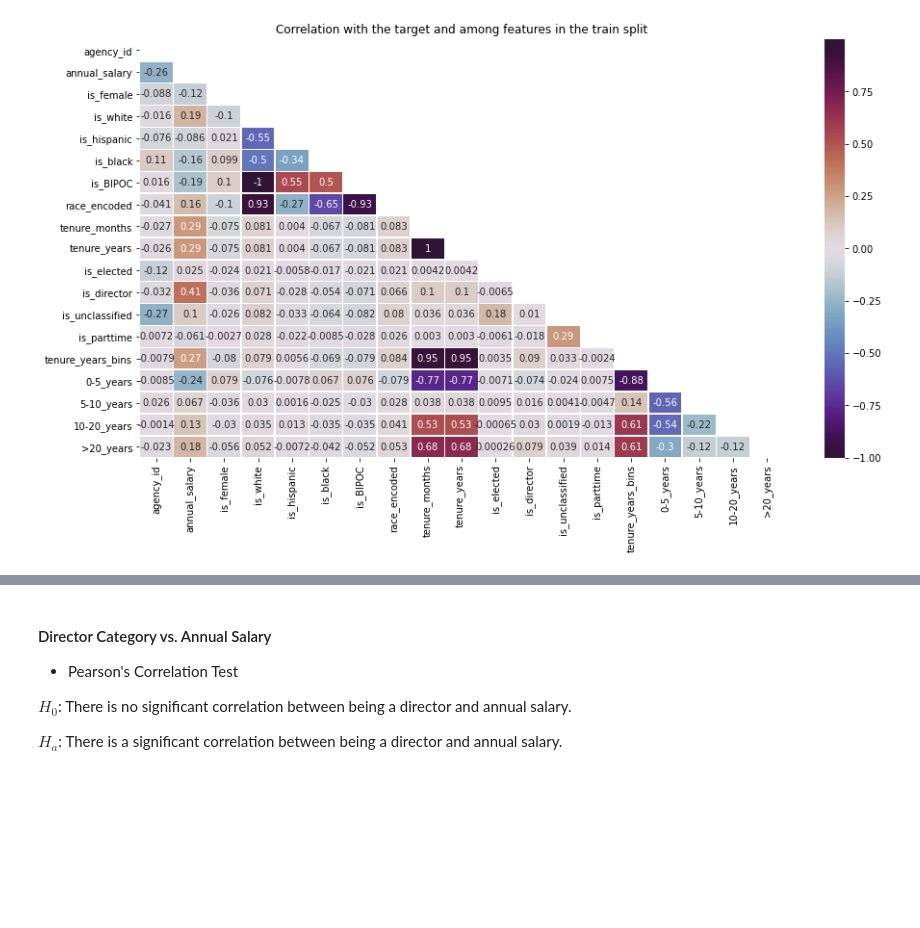
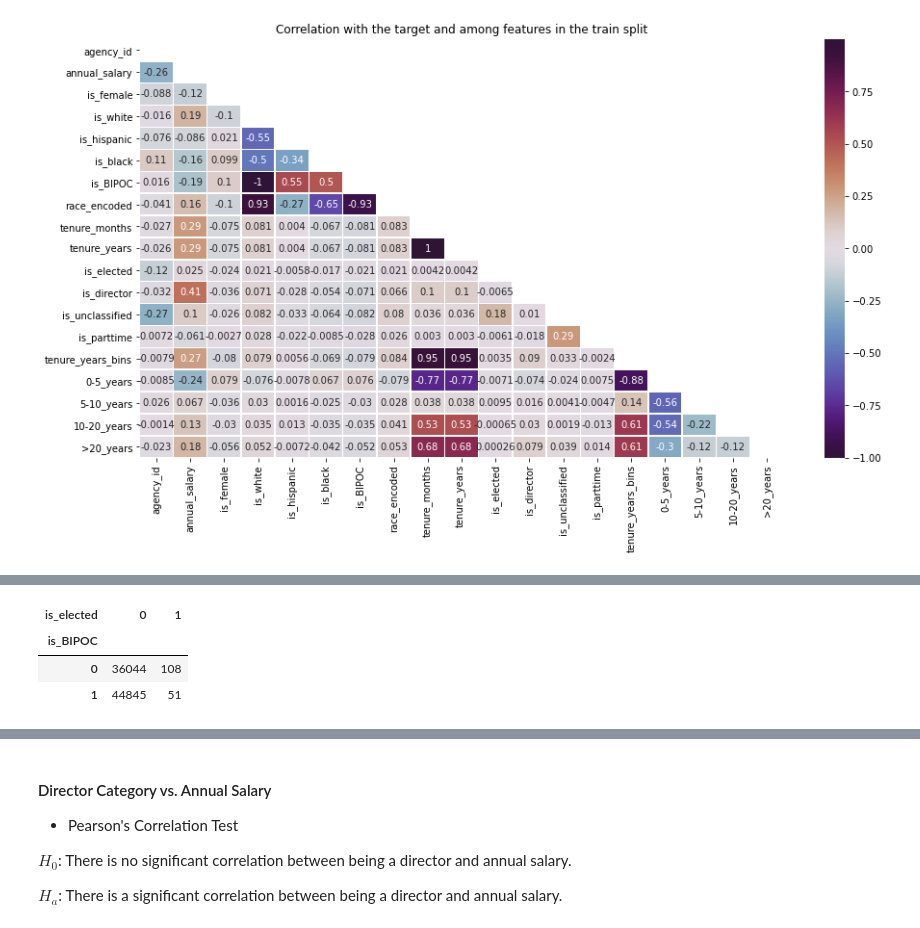
Before and after one commit to Texas-Government-Employee-Salaries/Predicting-Salaries, a Jupyter notebook: final_notebook.ipynb, the cells around one changed output, grey strips where cells are left out. Saved outputs shown, nothing was run; the diff lists cells and outputs as text; code cells hidden in the pictures; blank space fills up the shorter version.

```diff
--- a/final_notebook.ipynb
+++ b/final_notebook.ipynb
@@ -506,0 +603,9 @@ Based on our EDA, we will be testing the following hypotheses:
+# %%
+# crosstab to make a 'contingency' table
+observed = pd.crosstab(train.is_BIPOC, train.is_elected)
+observed
+# %% [output]
+| is_elected | 0 | 1 |
+| is_BIPOC |  |  |
+| 0 | 36044 | 108 |
+| 1 | 44845 | 51 |
```
Also changed, not shown: parts of 25 cells of this notebook.
